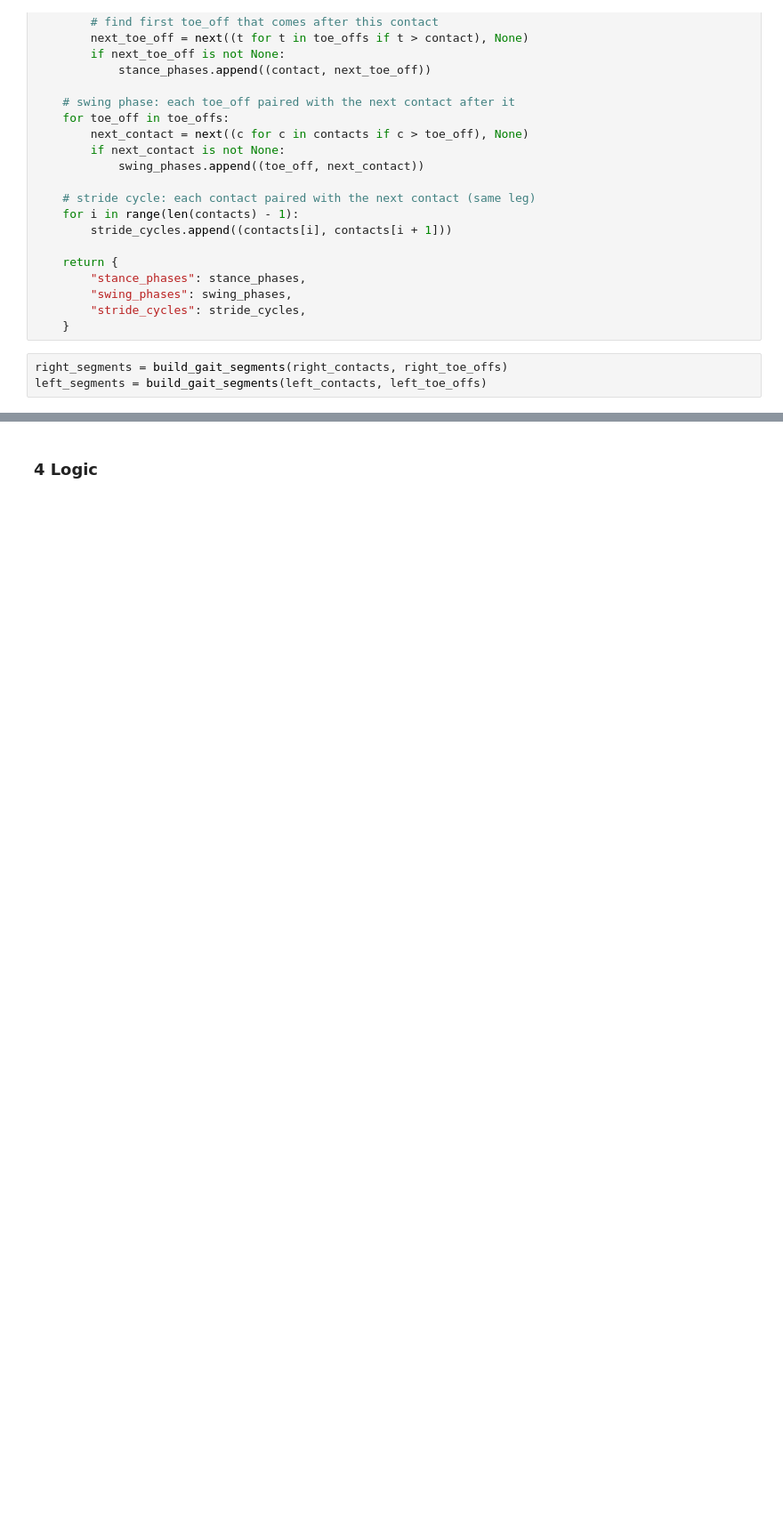
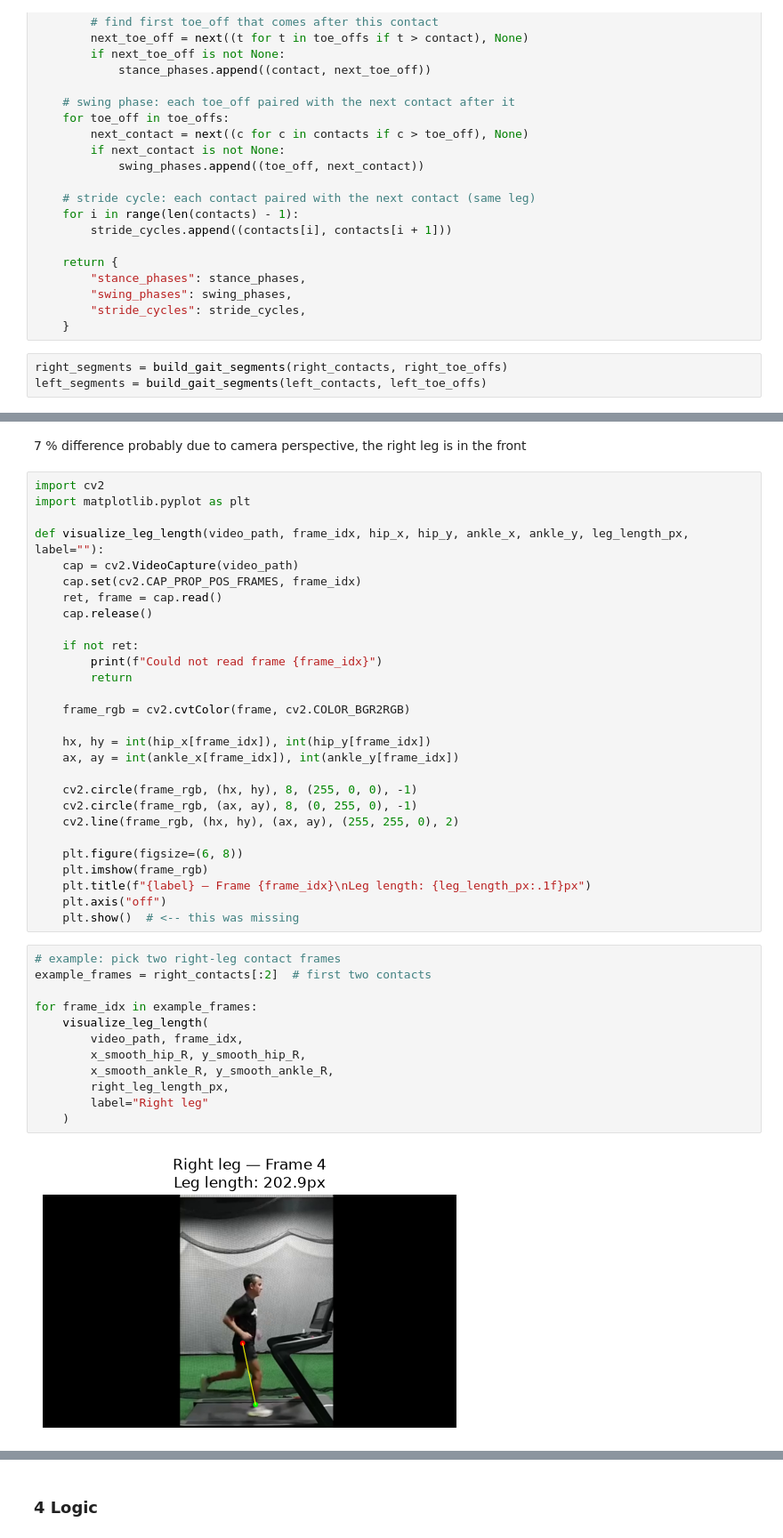
Before and after one commit to Jessi1912/running-posture-cv, a Jupyter notebook: src/posture_analysis.ipynb, the cells around one changed output, grey strips where cells are left out. Shown at 89% size. Drawn from its saved outputs; the diff is of its cells as text; blank space fills up the shorter version.

```diff
--- a/src/posture_analysis.ipynb
+++ b/src/posture_analysis.ipynb
@@ -349,0 +426,44 @@ left_segments = build_gait_segments(left_contacts, left_toe_offs)
+# %% [markdown]
+7 % difference probably due to camera perspective, the right leg is in the front
+# %%
+import cv2
+import matplotlib.pyplot as plt
+
+def visualize_leg_length(video_path, frame_idx, hip_x, hip_y, ankle_x, ankle_y, leg_length_px, label=""):
+    cap = cv2.VideoCapture(video_path)
+    cap.set(cv2.CAP_PROP_POS_FRAMES, frame_idx)
+    ret, frame = cap.read()
+    cap.release()
+
+    if not ret:
+        print(f"Could not read frame {frame_idx}")
+        return
+
+    frame_rgb = cv2.cvtColor(frame, cv2.COLOR_BGR2RGB)
+
+    hx, hy = int(hip_x[frame_idx]), int(hip_y[frame_idx])
+    ax, ay = int(ankle_x[frame_idx]), int(ankle_y[frame_idx])
+
+    cv2.circle(frame_rgb, (hx, hy), 8, (255, 0, 0), -1)
+    cv2.circle(frame_rgb, (ax, ay), 8, (0, 255, 0), -1)
+    cv2.line(frame_rgb, (hx, hy), (ax, ay), (255, 255, 0), 2)
+
+    plt.figure(figsize=(6, 8))
+    plt.imshow(frame_rgb)
+    plt.title(f"{label} — Frame {frame_idx}\nLeg length: {leg_length_px:.1f}px")
+    plt.axis("off")
+    plt.show()  # <-- this was missing
+# %%
+# example: pick two right-leg contact frames
+example_frames = right_contacts[:2]  # first two contacts
+
+for frame_idx in example_frames:
+    visualize_leg_length(
+        video_path, frame_idx,
+        x_smooth_hip_R, y_smooth_hip_R,
+        x_smooth_ankle_R, y_smooth_ankle_R,
+        right_leg_length_px,
+        label="Right leg"
+    )
+# %% [output]
+[figure, added]
```
Also changed, not shown: parts of 15 cells of this notebook.
